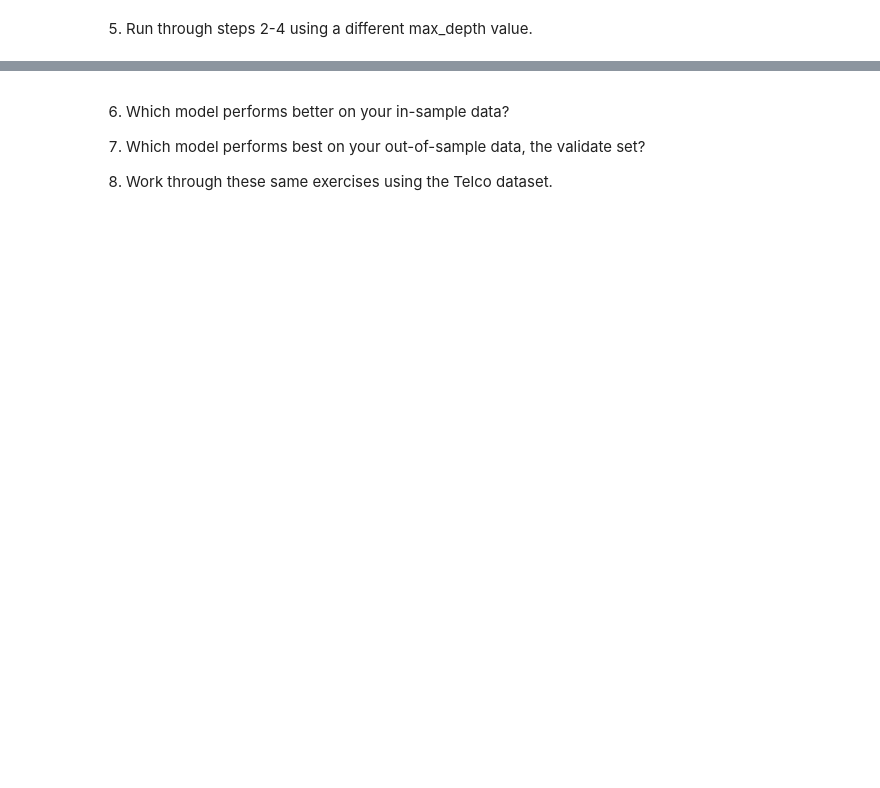
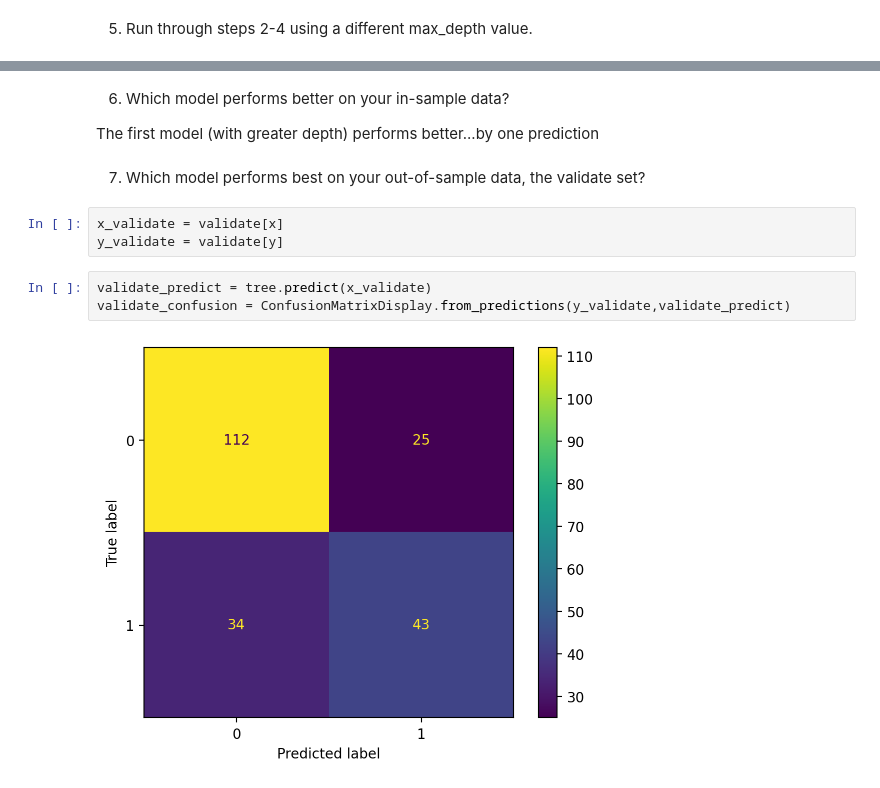
Before and after one commit to Is0metry/classification-exercises, a Jupyter notebook: model.ipynb, the cells around one changed output, grey strips where cells are left out. Drawn from its saved outputs; the diff is of its cells as text; blank space fills up the shorter version.

Commit message:
adding stuff to model

```diff
--- a/model.ipynb
+++ b/model.ipynb
@@ -108,6 +143,14 @@ plot_tree(tree,feature_names=x_train.columns,class_names=['male','female'])
+# %% [markdown]
+6. Which model performs better on your in-sample data?
+
+The first model (with greater depth) performs better...by one prediction
 # %% [markdown]
-6. Which model performs better on your in-sample data?
-
 7. Which model performs best on your out-of-sample data, the validate set?
-
-8. Work through these same exercises using the Telco dataset.
+# %%
+x_validate = validate[x]
+y_validate = validate[y]
+# %%
+validate_predict = tree.predict(x_validate)
+validate_confusion = ConfusionMatrixDisplay.from_predictions(y_validate,validate_predict)
+# %% [output]
+[figure, added]
```
Also changed, not shown: parts of 16 cells of this notebook.
